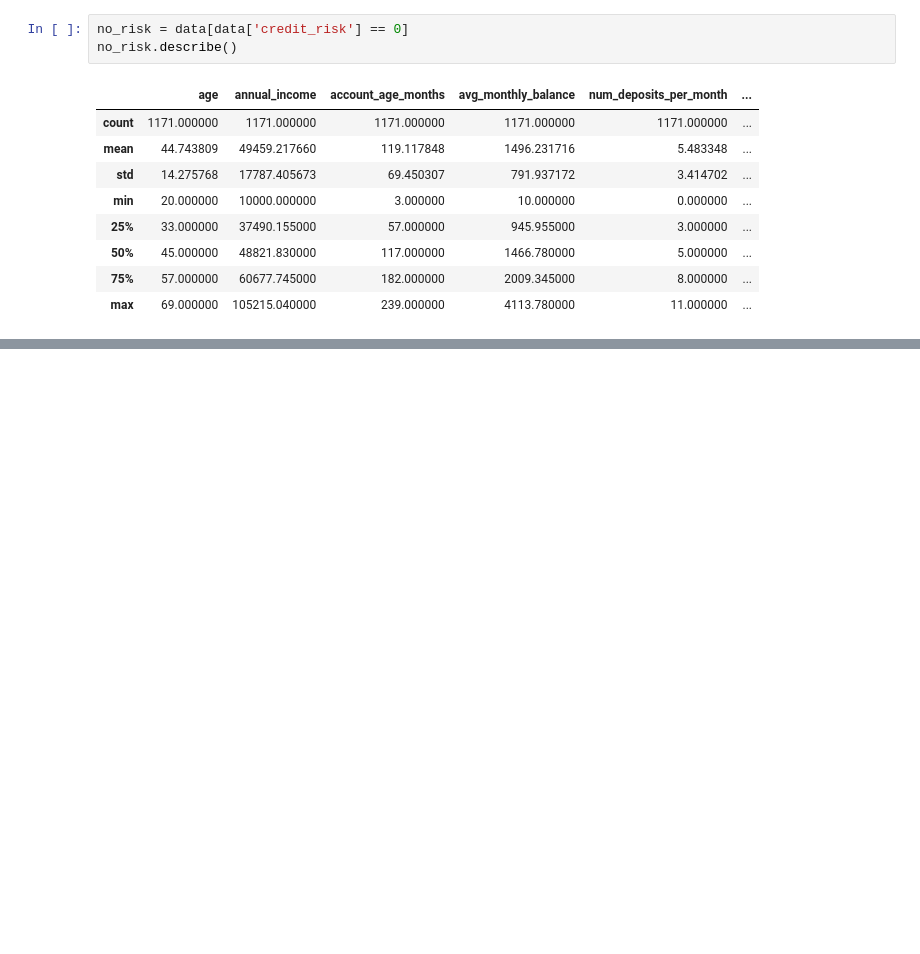
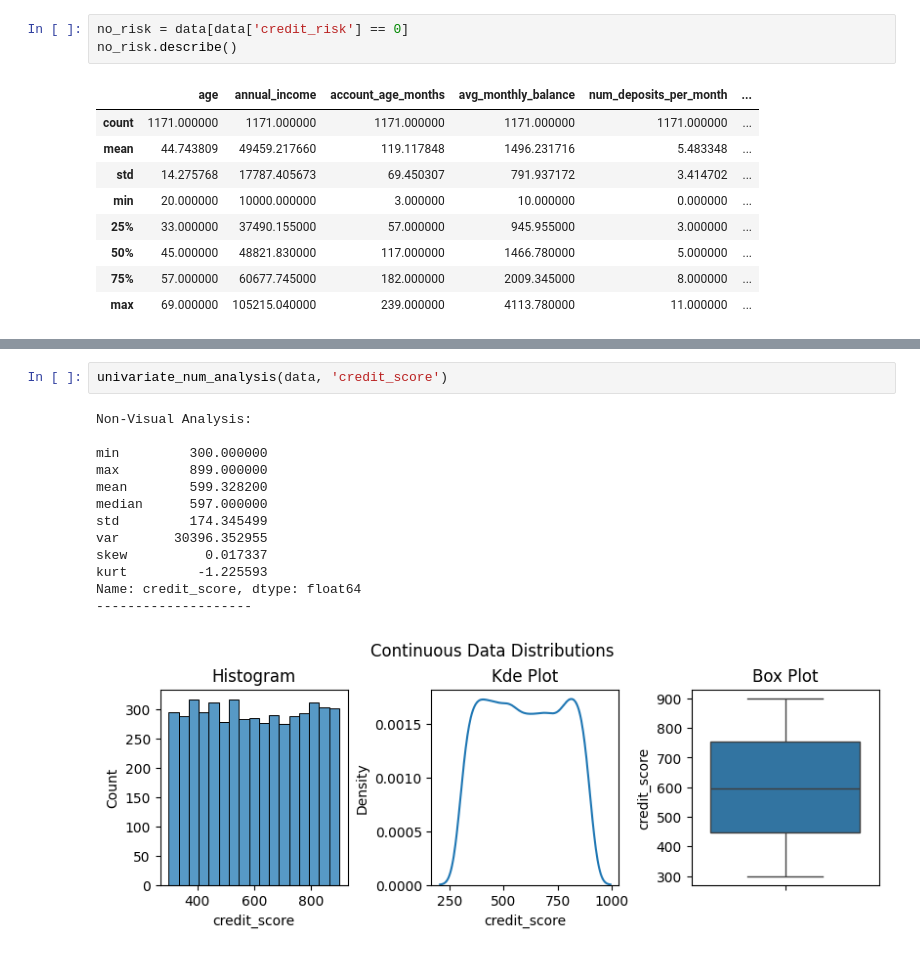
Before and after one commit to Rohithmasineni/MLProject, a Jupyter notebook: notebook/EDA.ipynb, the cells around one changed output, grey strips where cells are left out. Drawn from its saved outputs; the diff is of its cells as text; blank space fills up the shorter version.

```diff
--- a/notebook/EDA.ipynb
+++ b/notebook/EDA.ipynb
@@ -275,0 +324,16 @@ sns.boxplot(x = 'credit_risk', y = 'credit_score', data=data)
+# %%
+univariate_num_analysis(data, 'credit_score')
+# %% [output]
+Non-Visual Analysis:
+
+min         300.000000
+max         899.000000
+mean        599.328200
+median      597.000000
+std         174.345499
+var       30396.352955
+skew          0.017337
+kurt         -1.225593
+Name: credit_score, dtype: float64
+--------------------
+[figure, added]
```
Also changed, not shown: parts of 45 cells of this notebook.
